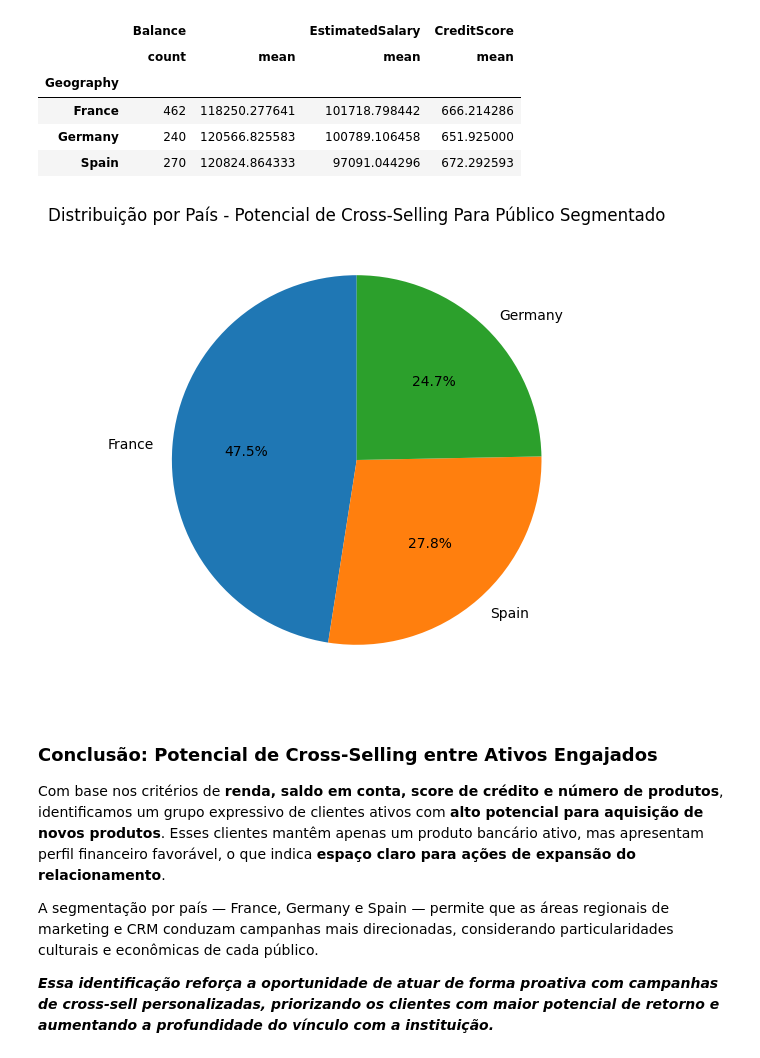
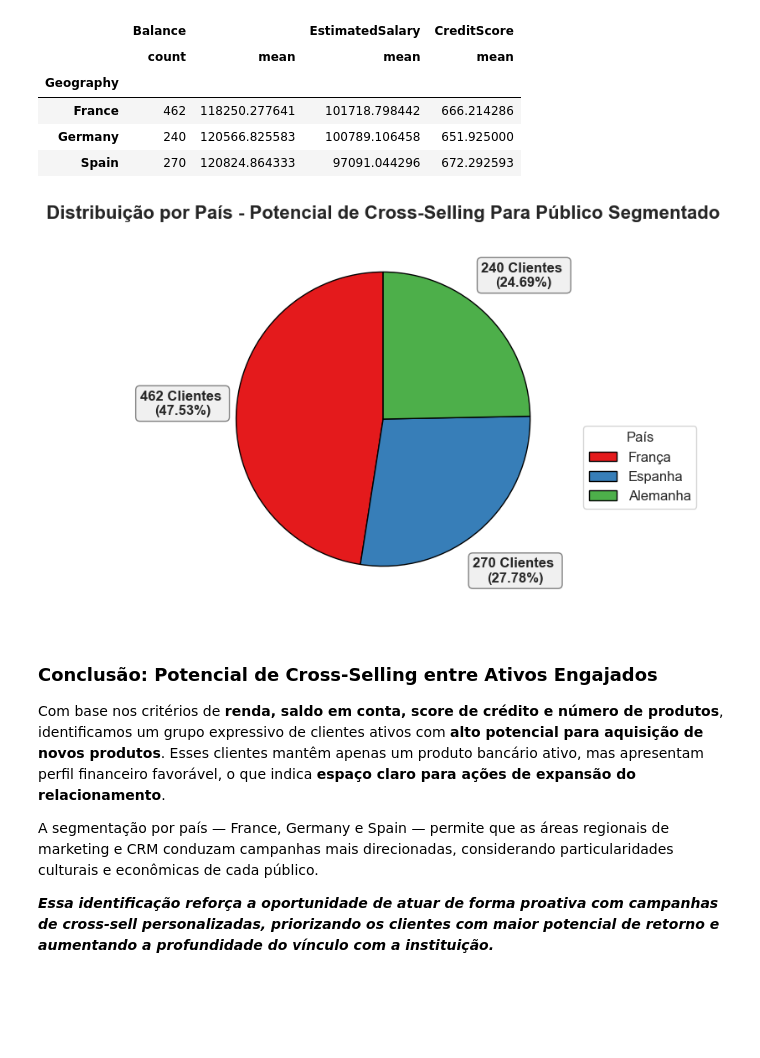
Before and after one commit to PedroCanhete/Analise-de-Credito, a Jupyter notebook: analiseCredito.ipynb, the cells around one changed output. Drawn from its saved outputs; the diff is of its cells as text; code cells hidden in the pictures; blank space fills up the shorter version.

Commit message:
update final
update final do projeto, todos os textos, linha de raciocínio, códigos, gráficos e resoluções finalizados

```diff
--- a/analiseCredito.ipynb
+++ b/analiseCredito.ipynb
@@ -515,18 +527,55 @@ df_ativos_potencial_crossSelling.groupby('Geography').agg({
 | France | 462 | 118250.277641 | 101718.798442 | 666.214286 |
 | Germany | 240 | 120566.825583 | 100789.106458 | 651.925000 |
 | Spain | 270 | 120824.864333 | 97091.044296 | 672.292593 |
-# %%
-contagem_paises = df_ativos_potencial_crossSelling['Geography'].value_counts()
-
-# Gráfico de rosca
-fig, ax = plt.subplots(figsize=(8, 6))
-ax.pie(contagem_paises, labels=contagem_paises.index, autopct='%1.1f%%', startangle=90, wedgeprops={'width': 1})
-ax.set_title('Distribuição por País - Potencial de Cross-Selling Para Público Segmentado')
-
-
-plt.show()
-# %% [output]
-[figure, removed]
+# %%
+#Função p visualização de valores + percentual
+def pct_formatado(pct, allvals):
+    valor = int(round(pct/100. * float(sum(allvals))))
+    return f'{valor:,.0f} Clientes \n({pct:.2f}%)'.replace(',', '.')
+
+contagem_paises = df_ativos_potencial_crossSelling['Geography'].value_counts()
+contagem_paises.index = contagem_paises.index.map({'France': 'França', 'Germany':'Alemanha', 'Spain':'Espanha'})
+
+
+#Plot
+fig, ax = plt.subplots(figsize=(8, 6))
+sns.set_theme(style='whitegrid')
+#sns.set_palette(palette='Set1')
+wedges, texts, autotexts= plt.pie(
+    contagem_paises,
+    labels=None,
+    autopct= lambda pct: pct_formatado(pct, contagem_paises),
+    startangle=90,
+    wedgeprops=dict(edgecolor='black'),
+    textprops={'fontsize':12, 'weight': 'bold'},
+    radius=0.95
+)
+
+#Posicionando os textos p fora do gráfico
+for i, a in enumerate(autotexts):
+    ang = (wedges[i].theta2 + wedges[i].theta1)/2.0
+    x = np.cos(np.deg2rad(ang))
+    y = np.sin(np.deg2rad(ang))
+    a.set_position((1.3*x, 1.3*y))  # distância externa
+    a.set_ha('center')
+    a.set_va('center')
+    a.set_fontsize(12)
+    a.set_fontweight('bold')
+    a.set_bbox(dict(boxstyle='round, pad=0.3', facecolor='#F0F0F0', edgecolor='gray'))
+
+plt.legend(
+    labels=contagem_paises.index,
+    loc='best',
+    bbox_to_anchor=(1.0, 0.5),
+    title='País',
+    fontsize=12
+)
+
+plt.title('Distribuição por País - Potencial de Cross-Selling Para Público Segmentado', fontsize=16, fontweight='bold', loc='center')
+
+plt.show()
+# %% [output]
+[figure, added]
 # %% [markdown]
 ### Conclusão: Potencial de Cross-Selling entre Ativos Engajados
 Com base nos critérios de **renda, saldo em conta, score de crédito e número de produtos**, identificamos um grupo expressivo de clientes ativos com **alto potencial para aquisição de novos produtos**. Esses clientes mantêm apenas um produto bancário ativo, mas apresentam perfil financeiro favorável, o que indica **espaço claro para ações de expansão do relacionamento**.
```
Also changed, not shown: parts of 10 cells of this notebook.
